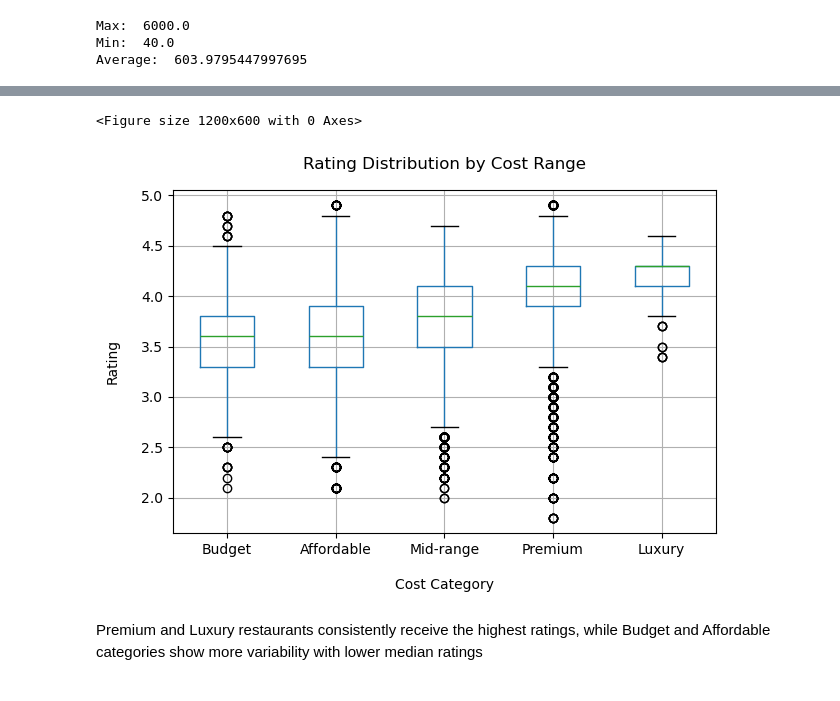
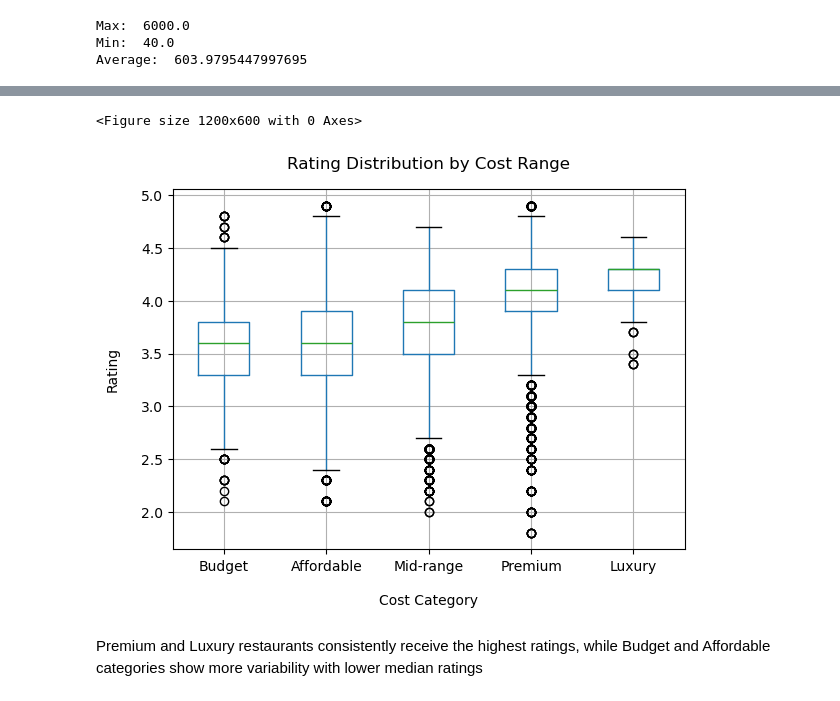
Before and after one commit to BhavyaSree2431/zomato-data-analysis-project, a Jupyter notebook: zomato_2.ipynb, the cells around one changed output, grey strips where cells are left out. Saved outputs shown, nothing was run; the diff lists cells and outputs as text; code cells hidden in the pictures.

```diff
--- a/zomato_2.ipynb
+++ b/zomato_2.ipynb
@@ -286,8 +286,5 @@ plt.title("Top 10 Popular Cuisines", pad = 15)
 plt.xlabel("Cuisinies Count", labelpad = 15)
 plt.ylabel("Cuisines", labelpad = 15)
 plt.style.use("dark_background")
-plt.tight_layout()
-plt.style.use("dark_background")
-plt.savefig("Top 10 cuisines", dpi = 100)
 plt.show()
 # %% [output]
@@ -348,18 +343,16 @@ zomato.head(2)
 # %%
 #Visualization -- box plot
 plt.figure(figsize = (12, 6), facecolor = "white")
 zomato.boxplot(column = "rate", by = "cost_bins")
 plt.xlabel("Cost Category", labelpad = 15)
 plt.ylabel("Rating", labelpad = 15)
 plt.title("Rating Distribution by Cost Range", pad = 15)
 plt.style.use("default")
 plt.suptitle("")
-plt.tight_layout()
-plt.savefig("Rating Distribution", dpi = 100)
 plt.show()
 # %% [output]
 <Figure size 1200x600 with 0 Axes>
-[figure, old version]
+[figure, new version]
 # %% [markdown]
 <p>Premium and Luxury restaurants consistently receive the highest ratings, while Budget and Affordable categories show more variability with lower median ratings</p>
 # %% [markdown]
```
Also changed, not shown: parts of 3 cells of this notebook.
